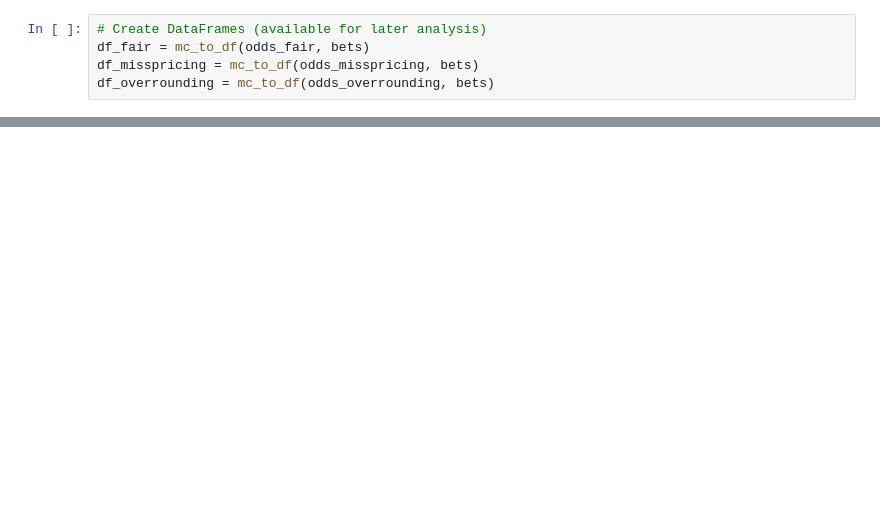
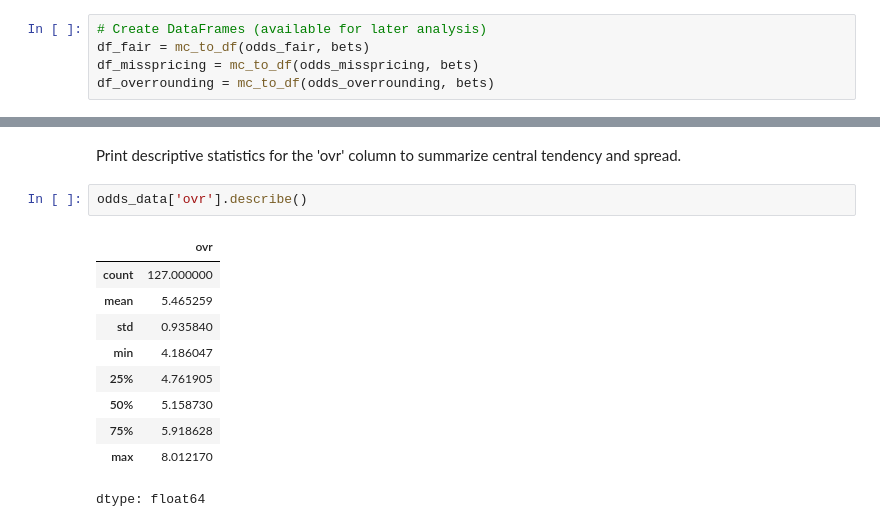
Before and after one commit to SYGACT/spbm-p1-overrounding, a Jupyter notebook: spbm-p1-overrounding_python.ipynb, the cells around one changed output, grey strips where cells are left out. Cells and saved outputs as stored; diff of their text form; blank space fills up the shorter version.

```diff
--- a/spbm-p1-overrounding_python.ipynb
+++ b/spbm-p1-overrounding_python.ipynb
@@ -90,0 +210,15 @@ df_wimbledon = pd.read_csv('wimbledon.csv')df_wimbledon.head()
+# %% [markdown]
+Print descriptive statistics for the 'ovr' column to summarize central tendency and spread.
+# %%
+odds_data['ovr'].describe()
+# %% [output]
+|  | ovr |
+| count | 127.000000 |
+| mean | 5.465259 |
+| std | 0.935840 |
+| min | 4.186047 |
+| 25% | 4.761905 |
+| 50% | 5.158730 |
+| 75% | 5.918628 |
+| max | 8.012170 |
+dtype: float64
```
Also changed, not shown: parts of 19 cells of this notebook.
